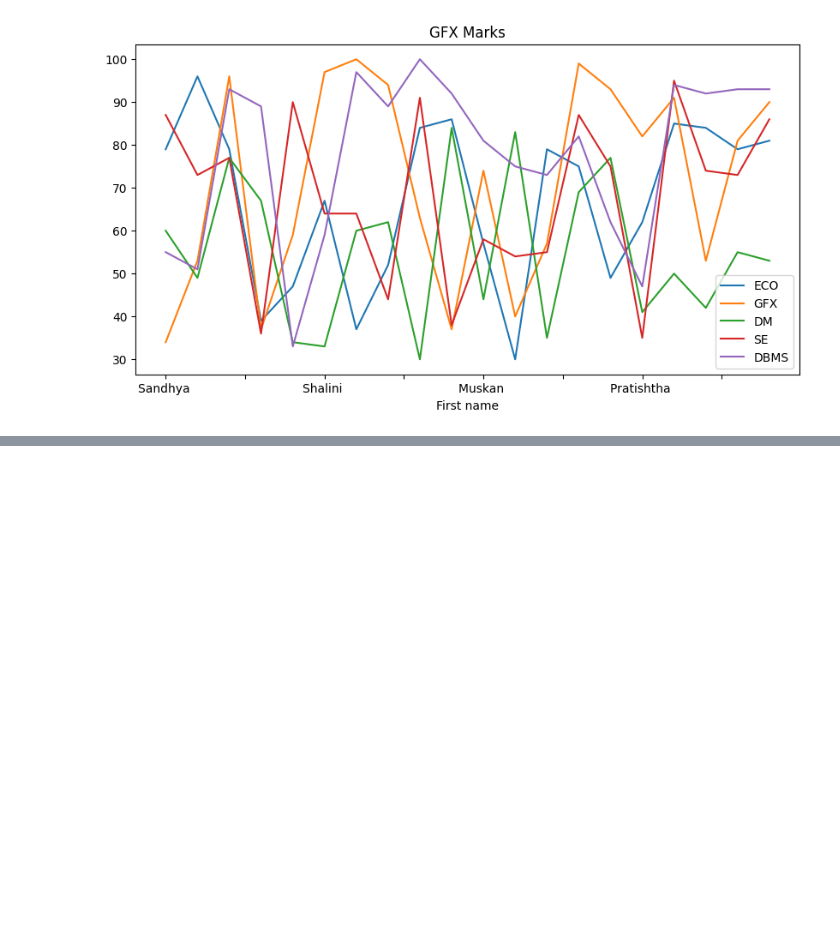
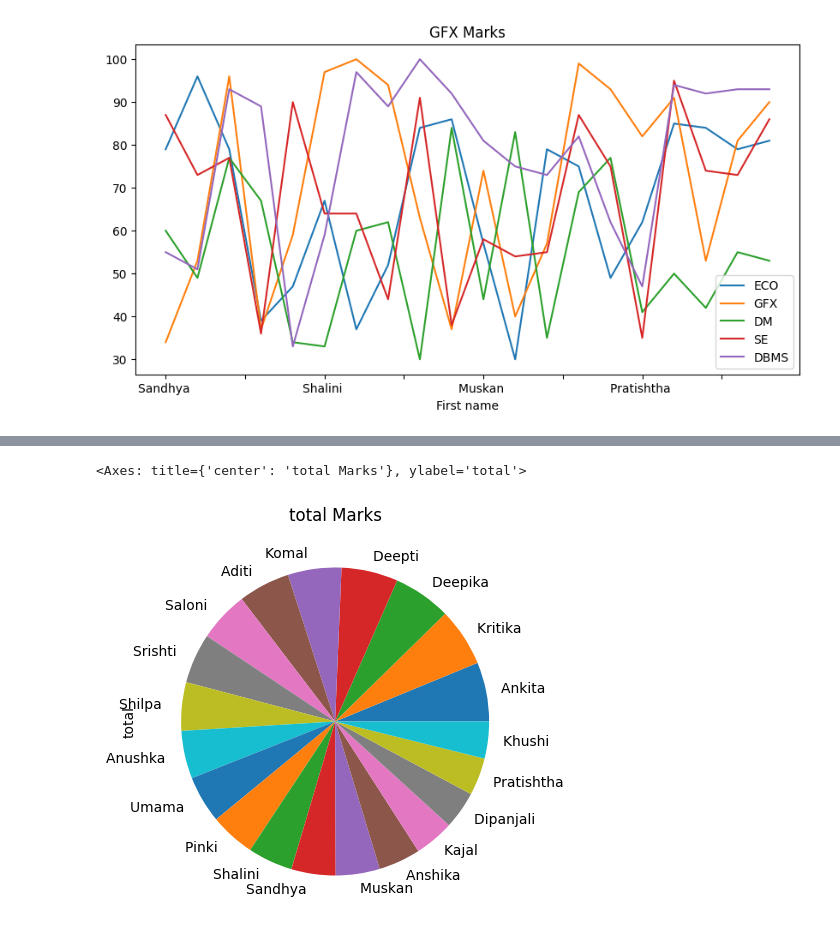
Before and after one commit to Ksrish/digipodium-data-analytics, a Jupyter notebook: analysis1.ipynb, the cells around one changed output, grey strips where cells are left out. Saved outputs shown, nothing was run; the diff lists cells and outputs as text; code cells hidden in the pictures; blank space fills up the shorter version.

Commit message:
marks

```diff
--- a/analysis1.ipynb
+++ b/analysis1.ipynb
@@ -64,0 +198,2 @@ marks[['ECO','GFX','DM','SE','DBMS']].plot(kind='line',figsize=(10,5),title='GFX
+# %%
+marks['total'] = marks['DBMS'] + marks['DM'] + marks['ECO'] + marks['GFX'] + marks['SE']
@@ -64,0 +221,8 @@ marks[['ECO','GFX','DM','SE','DBMS']].plot(kind='line',figsize=(10,5),title='GFX
+# %%
+#sorting
+marks.sort_values(by ='total', ascending= False, inplace = True)
+# %%
+marks['total'].plot(kind='pie',figsize=(10,5),title='total Marks')
+# %% [output]
+<Axes: title={'center': 'total Marks'}, ylabel='total'>
+[figure, added]
```
Also changed, not shown: parts of 13 cells of this notebook.
